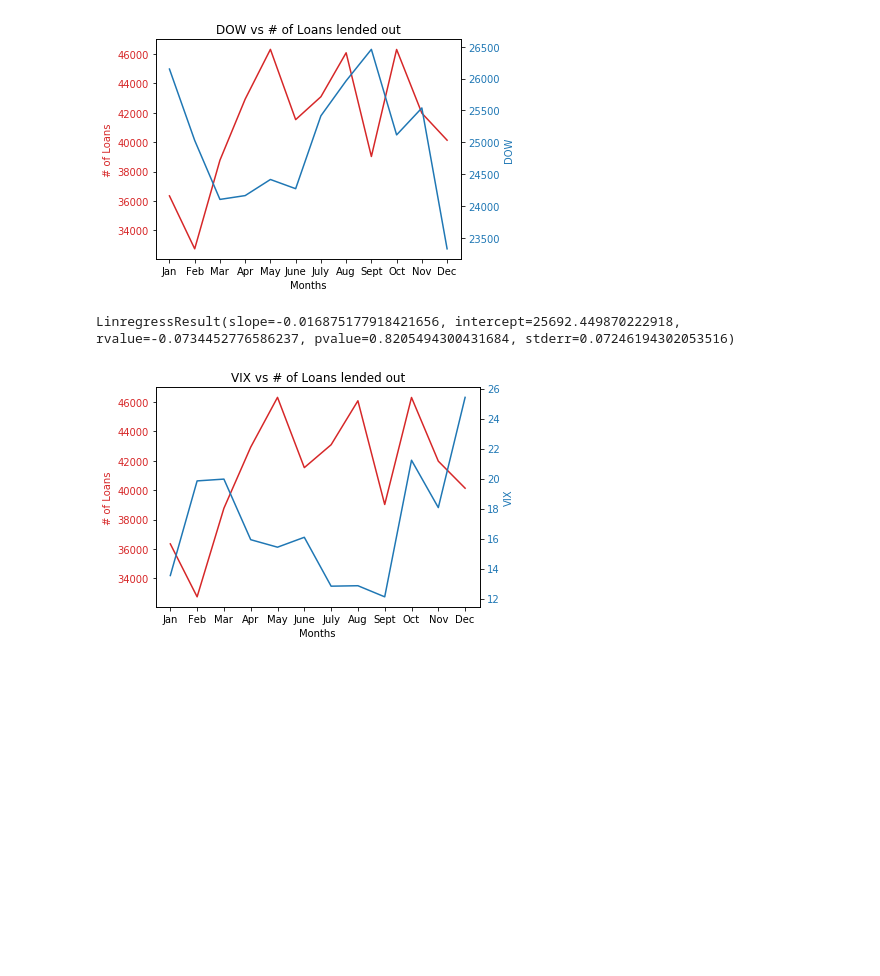
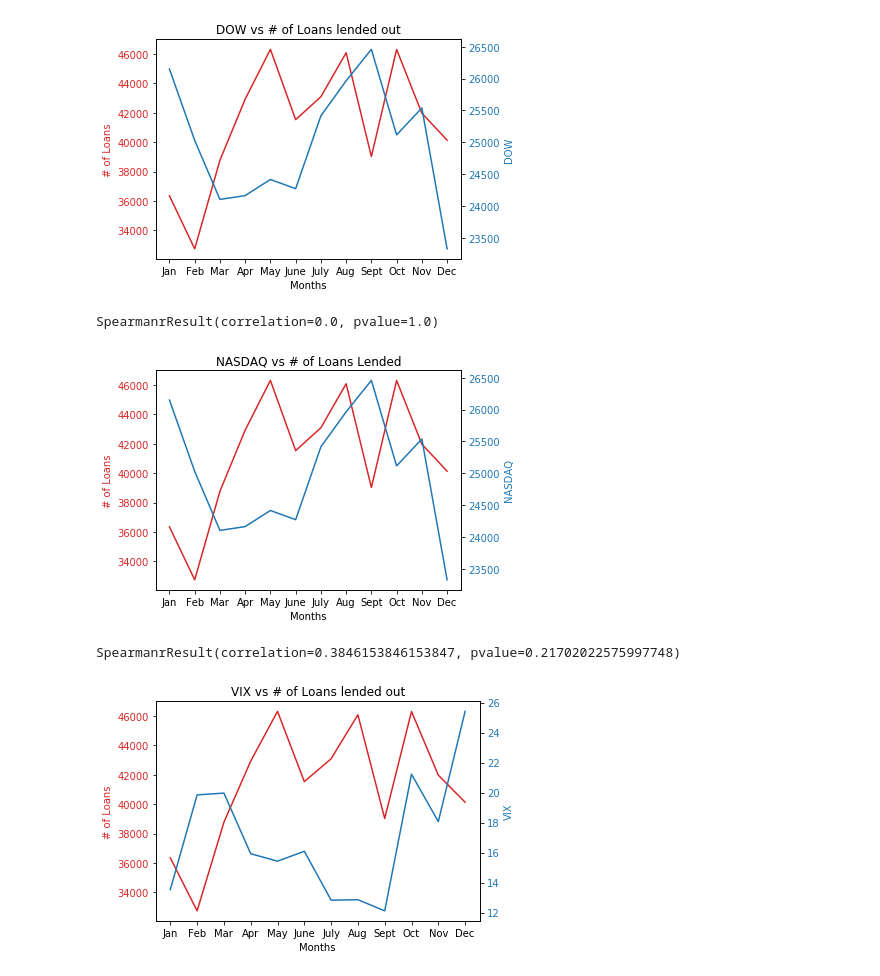
Before and after one commit to Ironbark427/Team-1, a Jupyter notebook: Project.ipynb, the cells around one changed output. Drawn from its saved outputs; the diff is of its cells as text; code cells hidden in the pictures; blank space fills up the shorter version.

```diff
--- a/Project.ipynb
+++ b/Project.ipynb
@@ -425,9 +515,34 @@ plt.show()
 # %% [output]
 [figure]
 # %%
-linregress(Number_of_loans,close)
+spearmanr(Number_of_loans,close)
 # %% [output]
-LinregressResult(slope=-0.016875177918421656, intercept=25692.449870222918, rvalue=-0.0734452776586237, pvalue=0.8205494300431684, stderr=0.07246194302053516)
+SpearmanrResult(correlation=0.0, pvalue=1.0)
+# %%
+#Chart comparing NASDAQ to # of loans lended
+fig, ax1 = plt.subplots()
+plt.title("NASDAQ vs # of Loans Lended")
+color = 'tab:red'
+ax1.set_xlabel('Months')
+ax1.set_ylabel('# of Loans', color=color)
+ax1.plot(Months, Number_of_loans, color=color)
+ax1.tick_params(axis='y', labelcolor=color)
+
+ax2 = ax1.twinx()
+
+color = 'tab:blue'
+ax2.set_ylabel('NASDAQ', color=color)
+ax2.plot(Months, close, color=color)
+ax2.tick_params(axis='y', labelcolor=color)
+
+fig.tight_layout()
+plt.show()
+# %% [output]
+[figure, added]
+# %%
+spearmanr(interest_rate_mean,nasdaq_close)
+# %% [output]
+SpearmanrResult(correlation=0.3846153846153847, pvalue=0.21702022575997748)
 # %%
 #Chart comparing VIX to # of Loans lended out
 fig, ax1 = plt.subplots()
```
Also changed, not shown: parts of 16 cells of this notebook, 2 other files.
